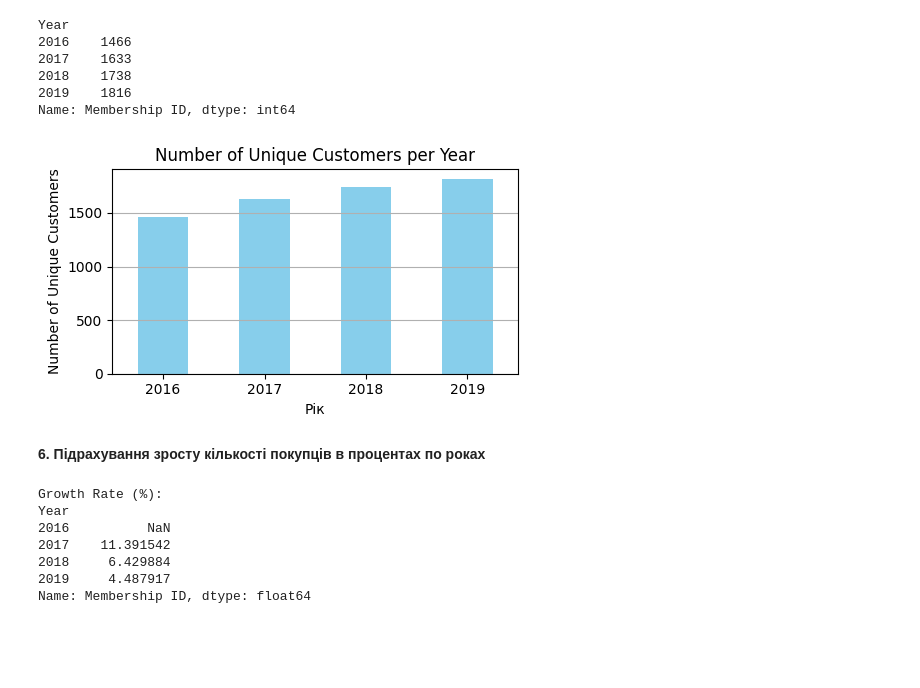
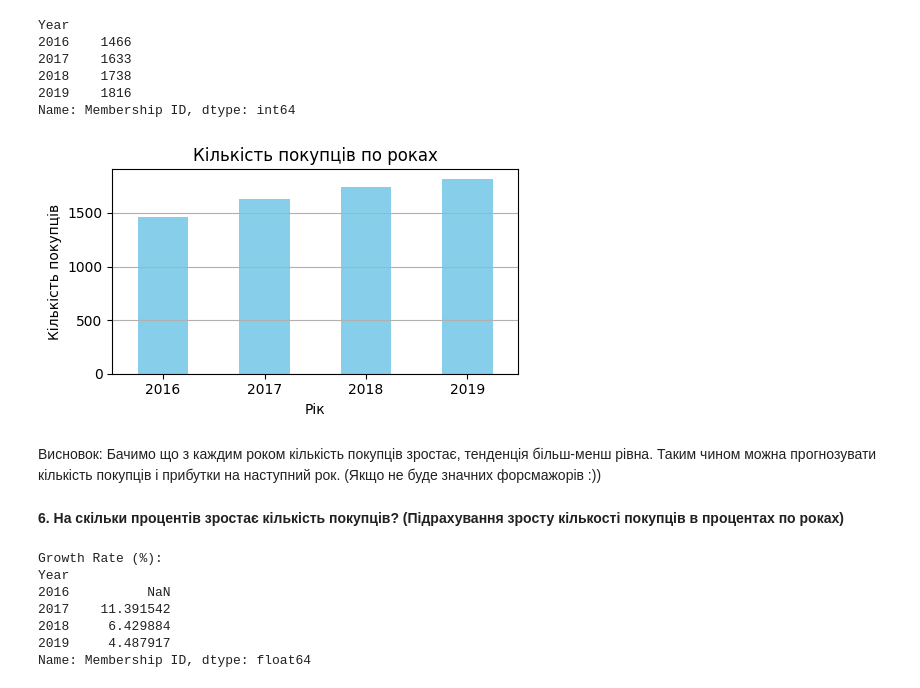
Before and after one commit to oleg-zao/My-Python-Home-Work, a Jupyter notebook: "Final_Project_Grocery_store_sales_analysis_ipynb"_ipynb".ipynb, the cells around one changed output. Saved outputs shown, nothing was run; the diff lists cells and outputs as text; code cells hidden in the pictures; blank space fills up the shorter version.

```diff
--- a/"Final_Project_Grocery_store_sales_analysis_ipynb"_ipynb".ipynb
+++ b/"Final_Project_Grocery_store_sales_analysis_ipynb"_ipynb".ipynb
@@ -377,17 +377,19 @@ Name: Membership ID, dtype: int64
 # %%
 plt.figure(figsize=(5, 3))
 unique_customers_per_year.plot(kind='bar', color='skyblue')
-plt.title('Number of Unique Customers per Year')
+plt.title('Кількість покупців по роках')
 plt.xlabel('Рік')
-plt.ylabel('Number of Unique Customers')
+plt.ylabel('Кількість покупців')
 plt.xticks(rotation=0)
 plt.grid(axis='y')
 plt.tight_layout()
 plt.show()
 # %% [output]
-[figure, old version]
+[figure, new version]
+# %% [markdown]
+Висновок: Бачимо що з каждим роком кількість покупців зростає, тенденція більш-менш рівна. Таким чином можна прогнозувати кількість покупців і прибутки на наступний рок. (Якщо не буде значних форсмажорів :))
 # %% [markdown]
-**6. Підрахування зросту кількості покупців в процентах по роках**
+**6. На скільки процентів зростає кількість покупців? (Підрахування зросту кількості покупців в процентах по роках)**
 # %%
 # Динаміка зросту в процентах
 growth_rate = unique_customers_per_year.pct_change() * 100
```
Also changed, not shown: parts of 10 cells of this notebook.
